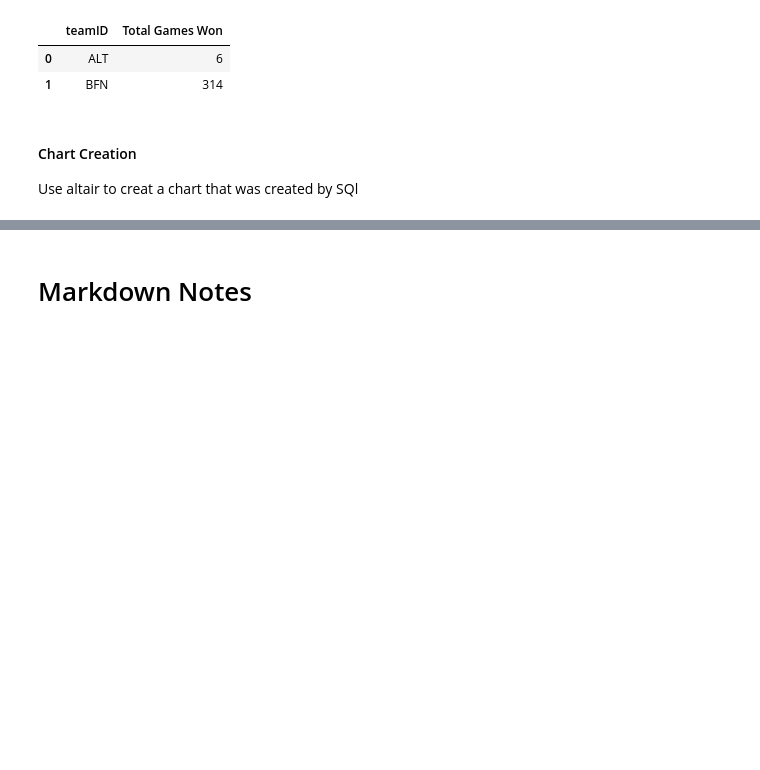
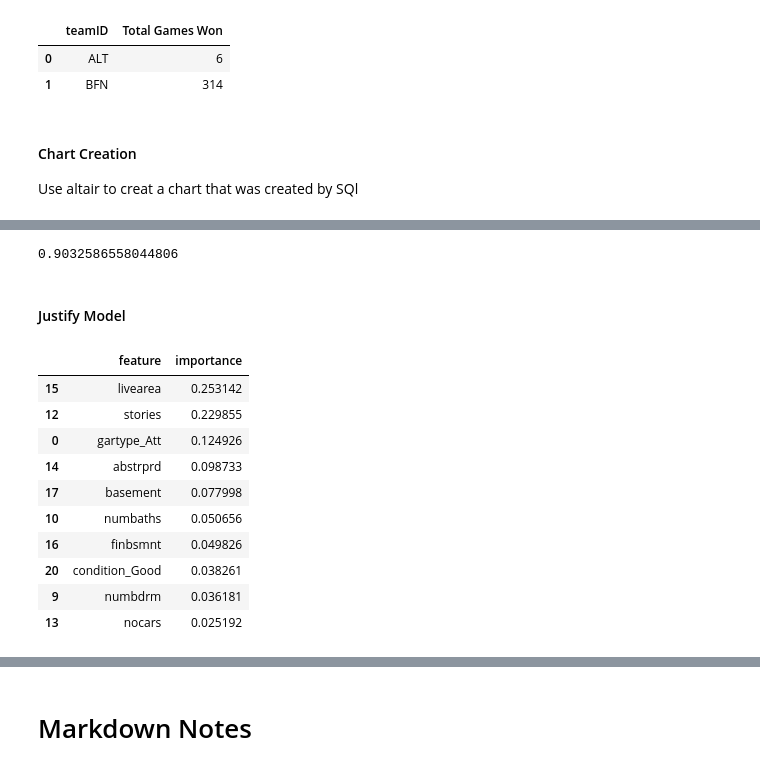
Before and after one commit to spencerwigren/cse-250-study-guild, a Jupyter notebook: Study guild.ipynb, the cells around one changed output, grey strips where cells are left out. Saved outputs shown, nothing was run; the diff lists cells and outputs as text; code cells hidden in the pictures; blank space fills up the shorter version.

```diff
--- a/Study guild.ipynb
+++ b/Study guild.ipynb
@@ -243,0 +288,33 @@ sql_chart_0
+# %%
+# create the model
+classifier = DecisionTreeClassifier()
+
+# train the model
+classifier.fit(x_train, y_train)
+
+# make predictions
+y_predictions = classifier.predict(x_test)
+
+# test how accurate predictions are
+metrics.accuracy_score(y_test, y_predictions)
+# %% [output]
+0.9032586558044806
+# %% [markdown]
+#### Justify Model
+# %%
+# showing how much each feature is contrubuting to model
+feature_df = pd.DataFrame({'feature':x.columns, 'importance':classifier.feature_importances_})
+
+feature_df.sort_values(by='importance', ascending=False).head(10)
+# %% [output]
+|  | feature | importance |
+| 15 | livearea | 0.253142 |
+| 12 | stories | 0.229855 |
+| 0 | gartype_Att | 0.124926 |
+| 14 | abstrprd | 0.098733 |
+| 17 | basement | 0.077998 |
+| 10 | numbaths | 0.050656 |
+| 16 | finbsmnt | 0.049826 |
+| 20 | condition_Good | 0.038261 |
+| 9 | numbdrm | 0.036181 |
+| 13 | nocars | 0.025192 |
```
Also changed, not shown: parts of 20 cells of this notebook.
